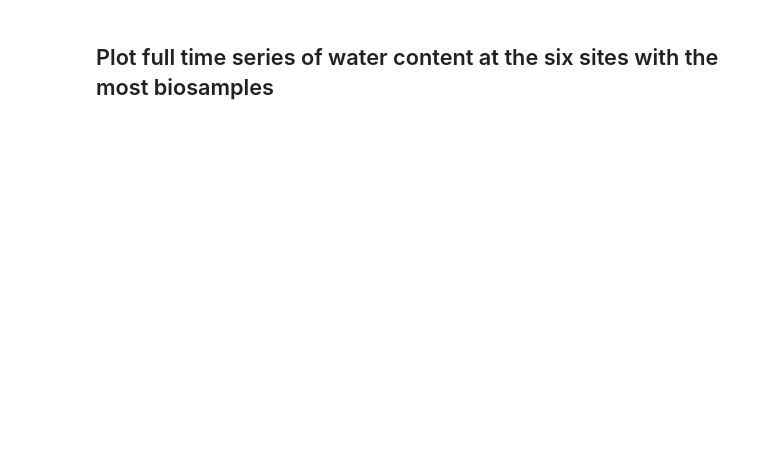
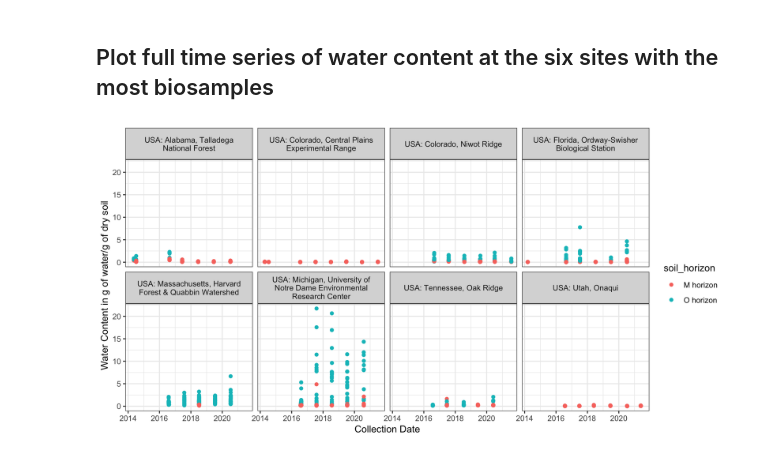
Before and after one commit to microbiomedata/nmdc_notebooks, a Jupyter notebook: NEON_soil_metadata/R/NEON_data_exploration.ipynb, the cells around one changed output. Saved outputs shown, nothing was run; the diff lists cells and outputs as text; code cells hidden in the pictures; blank space fills up the shorter version.

```diff
--- a/NEON_soil_metadata/R/NEON_data_exploration.ipynb
+++ b/NEON_soil_metadata/R/NEON_data_exploration.ipynb
@@ -170,11 +224,14 @@ g
 ## Plot full time series of water content at the six sites with the most biosamples
 # %%
 # Plot data
-g <- ggplot(data = df2) +
-    geom_point(aes(x=collection_date, y = water_content)) +
+g <- ggplot(data = na.omit(df2)) +
+    geom_point(aes(x=collection_date, y = water_content, color = soil_horizon)) +
     my_theme +
     scale_x_date()+
     labs(x = "Collection Date", y = "Water Content in g of water/g of dry soil")+
     facet_wrap(facets = vars(geo_loc_grouped),
-               labeller = label_wrap_gen(width=30))
+               labeller = label_wrap_gen(width=30),
+              nrow = 2)
 g
+# %% [output]
+[figure, added]
```
Also changed, not shown: parts of 11 cells of this notebook, 5 other files.
